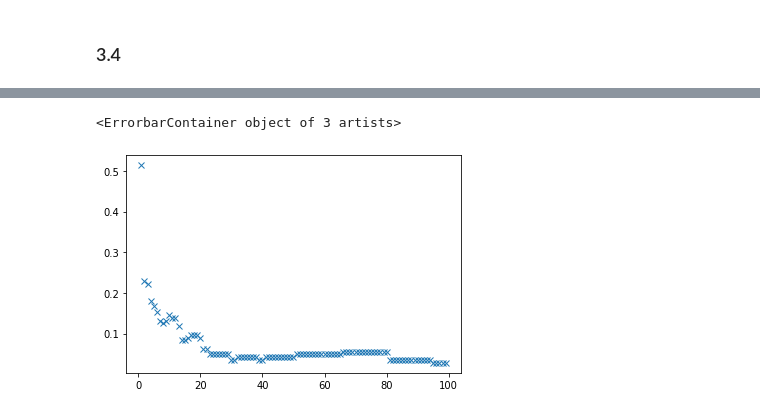
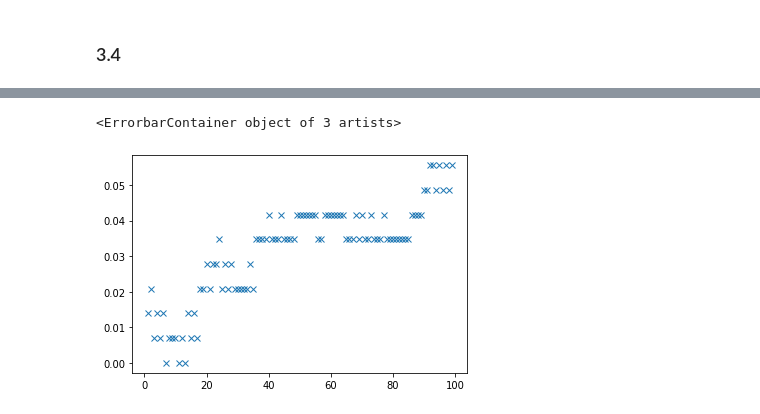
Before and after one commit to timochew98/FML, a Jupyter notebook: nearest-neighbor.ipynb, the cells around one changed output, grey strips where cells are left out. Drawn from its saved outputs; the diff is of its cells as text; code cells hidden in the pictures.

```diff
--- a/nearest-neighbor.ipynb
+++ b/nearest-neighbor.ipynb
@@ -123,3 +94,7 @@ y = dist_vec(X_train, X_test)
+# %%
+def dist_vec(training, test):
+    distance = np.sqrt(np.sum(np.square(np.subtract(training[:, np.newaxis], test)), axis=2))
+    return distance
 # %%
 %timeit dist_vec(X_train, X_test)
 # %% [output]
@@ -147,3 +118,27 @@ for i in range(len(X_test)):
     if y_test[i] ==3 or y_test[i] == 9:
         X_test2.append(X_test[i])
         y_test2.append(y_test[i])
+X_train2 = np.array(X_train2)
+X_test2 = np.array(X_test2)
+y_train2 = np.array(y_train2)
+y_test2 = np.array(y_test2)
+# %%
+def nn_classifier(training,test,number_of_neighbors, y_train):
+    diff = dist_vec(training,test)
+    index_knn = np.argpartition(diff, kth=number_of_neighbors, axis=0)
+    index_knn = index_knn.T
+    x = index_knn[:, :number_of_neighbors]
+    k_nearest_neighbors = y_train[x]
+    mode,count = stats.mode(k_nearest_neighbors, axis = 1)
+    label = np.reshape(mode, (1,len(mode)))
+    return label[0,:]
+# %%
+errors = []
+k_array = (1,3,5,9,17,33)
+for k in k_array:
+    label = nn_classifier(X_train2, X_test2,k, y_train2)
+    n_errors = 0
+    for i in range(len(X_test2)):
+        if label[i] != y_test2[i]: n_errors += 1
+    errors.append(n_errors/len(X_test2))
+plt.errorbar(k_array, errors, fmt='x')
@@ -150,19 +148,14 @@ for i in range(len(X_test)):
 # %%
-def nn_classifier(training,test,number_of_neighbors, y_train):
-    diff = dist_vec(training[:number_of_neighbors],test)
-    idx = np.argmin(diff,axis = 0)
-    y_train = np.array(y_train)
-    label = y_train[idx]
-    return label
+
 errors = []
 k_array = np.arange(1,100,1)
 for k in k_array:
     label = nn_classifier(X_train2, X_test2,k, y_train2)
     n_errors = 0
     for i in range(len(X_test2)):
         if label[i] != y_test2[i]: n_errors += 1
     errors.append(n_errors/len(X_test2))
 plt.errorbar(k_array, errors, fmt='x')
 # %% [output]
 <ErrorbarContainer object of 3 artists>
-[figure, old version]
+[figure, new version]
```
Also changed, not shown: parts of 12 cells of this notebook.
